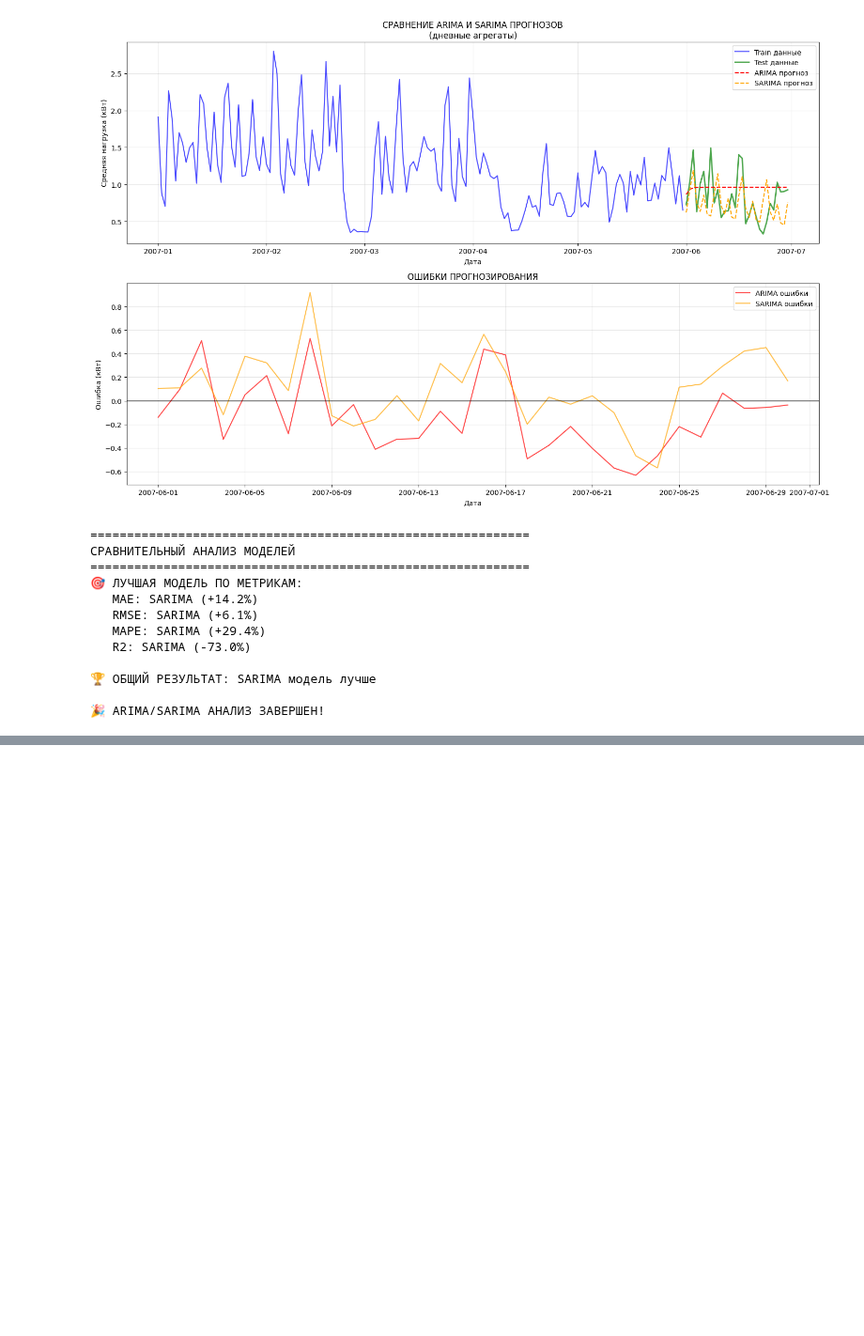
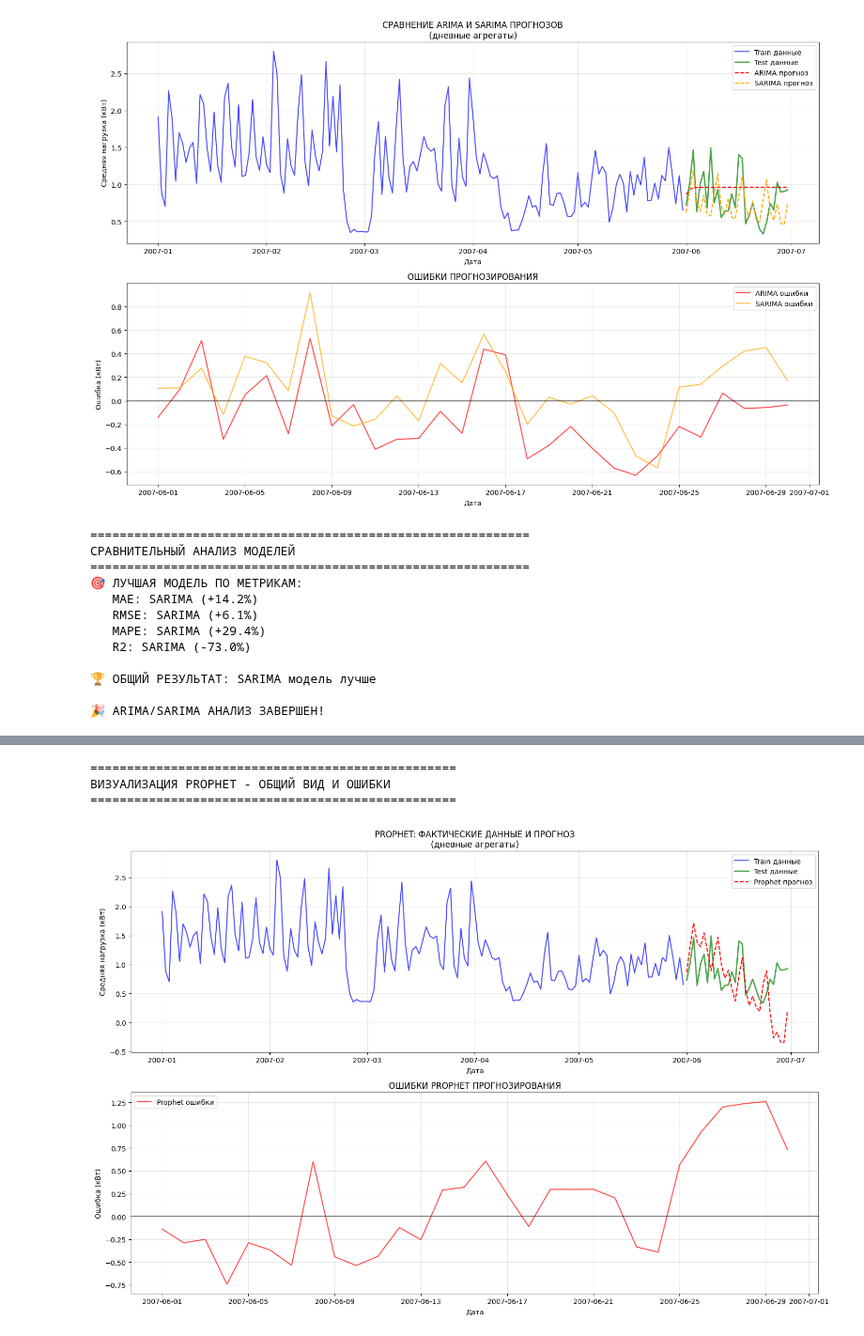
Before and after one commit to pogodaa/ML_cursovaya, a Jupyter notebook: model_not_valid.ipynb, the cells around one changed output, grey strips where cells are left out. Shown at 94% size. Saved outputs shown, nothing was run; the diff lists cells and outputs as text; code cells hidden in the pictures; blank space fills up the shorter version.

```diff
--- a/model_not_valid.ipynb
+++ b/model_not_valid.ipynb
@@ -1813,0 +763,39 @@ print("\n🎉 ARIMA/SARIMA АНАЛИЗ ЗАВЕРШЕН!")
+# %%
+# ===== ПРОСТАЯ ВИЗУАЛИЗАЦИЯ PROPHET КАК ДЛЯ ARIMA/SARIMA =====
+print("\n" + "="*50)
+print("ВИЗУАЛИЗАЦИЯ PROPHET - ОБЩИЙ ВИД И ОШИБКИ")
+print("="*50)
+
+plt.figure(figsize=(15, 10))
+
+# График 1: Общий вид прогнозов Prophet
+plt.subplot(2, 1, 1)
+plt.plot(prophet_train['ds'], prophet_train['y'], label='Train данные', color='blue', alpha=0.7)
+plt.plot(prophet_test['ds'], prophet_test['y'], label='Test данные', color='green', alpha=0.7, linewidth=2)
+plt.plot(prophet_forecast['ds'], prophet_forecast['yhat'], label='Prophet прогноз', color='red', linestyle='--')
+
+plt.title('PROPHET: ФАКТИЧЕСКИЕ ДАННЫЕ И ПРОГНОЗ\n(дневные агрегаты)')
+plt.xlabel('Дата')
+plt.ylabel('Средняя нагрузка (кВт)')
+plt.legend()
+plt.grid(True, alpha=0.3)
+
+# График 2: Ошибки прогноза Prophet
+plt.subplot(2, 1, 2)
+prophet_errors = prophet_y_true - prophet_y_pred
+plt.plot(prophet_forecast['ds'], prophet_errors, label='Prophet ошибки', color='red', alpha=0.7)
+plt.axhline(y=0, color='black', linestyle='-', alpha=0.5)
+
+plt.title('ОШИБКИ PROPHET ПРОГНОЗИРОВАНИЯ')
+plt.xlabel('Дата')
+plt.ylabel('Ошибка (кВт)')
+plt.legend()
+plt.grid(True, alpha=0.3)
+
+plt.tight_layout()
+plt.show()
+# %% [output]
+==================================================
+ВИЗУАЛИЗАЦИЯ PROPHET - ОБЩИЙ ВИД И ОШИБКИ
+==================================================
+[figure, added]
```
Also changed, not shown: parts of 27 cells of this notebook, 6 other files.
